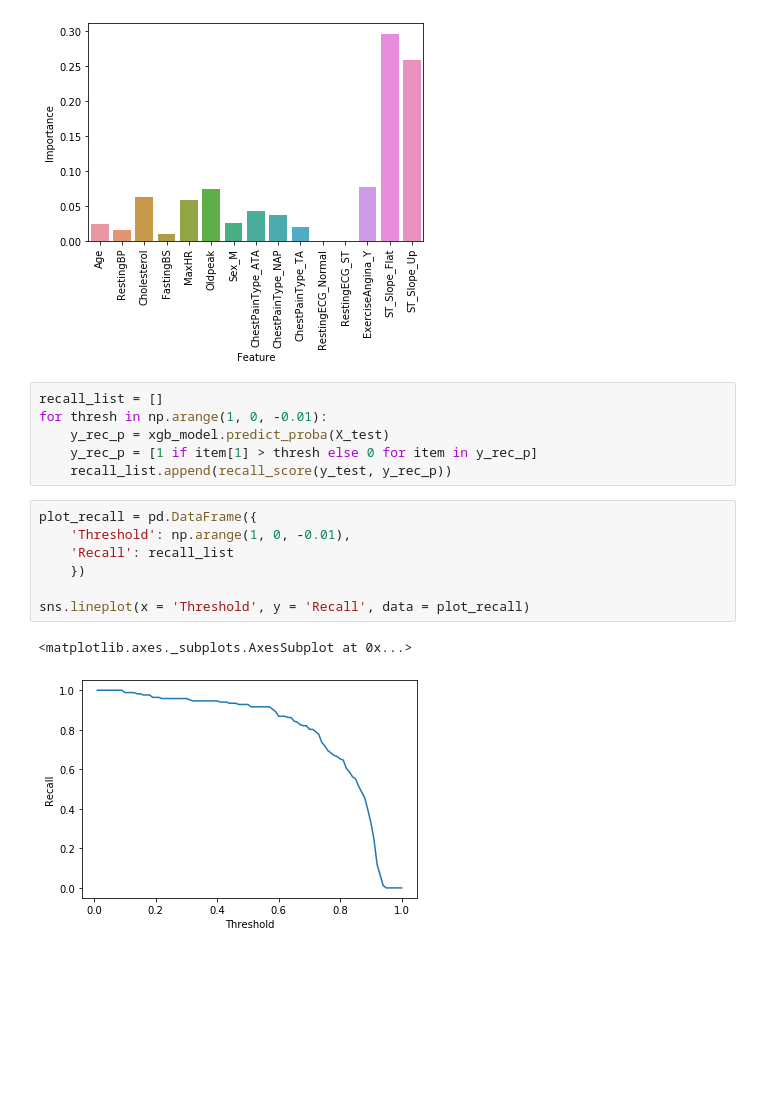
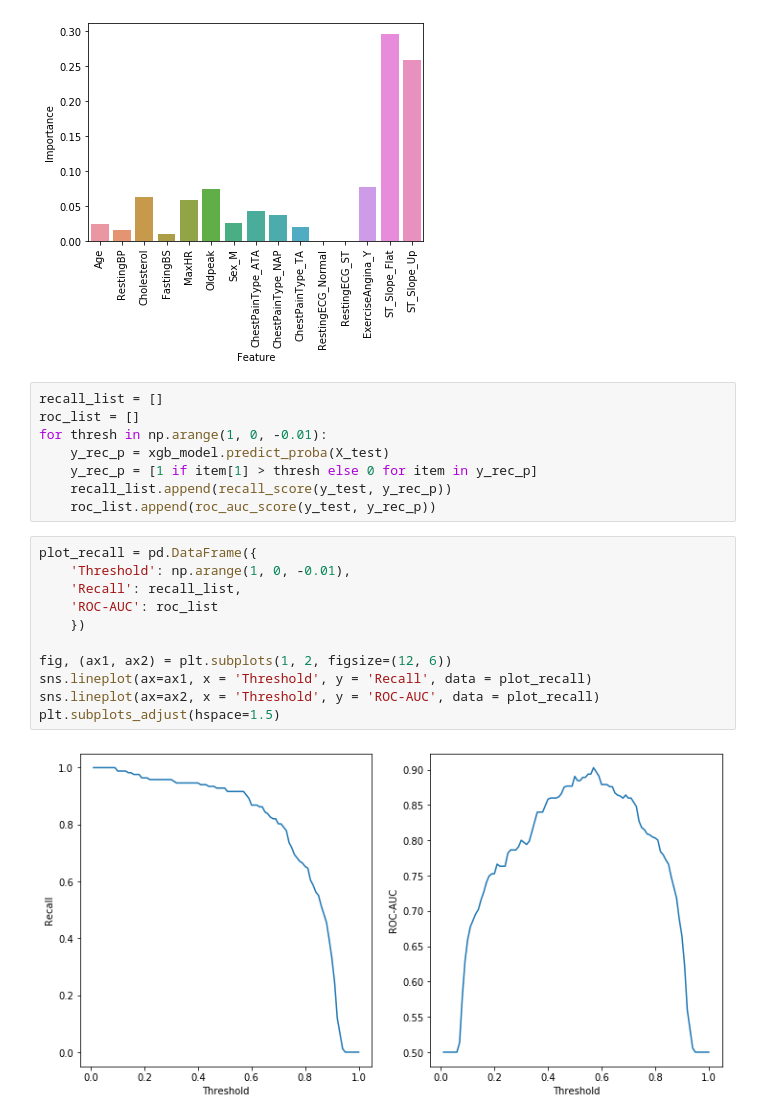
Before and after one commit to denim-bluu/ml_project, a Jupyter notebook: sam.ipynb, the cells around one changed output. Drawn from its saved outputs; the diff is of its cells as text; blank space fills up the shorter version.

Commit message:
More plots

```diff
--- a/sam.ipynb
+++ b/sam.ipynb
@@ -214,17 +214,22 @@ plt.xticks(rotation=90)
 [figure]
 # %%
 recall_list = []
+roc_list = []
 for thresh in np.arange(1, 0, -0.01):
     y_rec_p = xgb_model.predict_proba(X_test)
     y_rec_p = [1 if item[1] > thresh else 0 for item in y_rec_p]
     recall_list.append(recall_score(y_test, y_rec_p))
+    roc_list.append(roc_auc_score(y_test, y_rec_p))
 # %%
 plot_recall = pd.DataFrame({
     'Threshold': np.arange(1, 0, -0.01),
-    'Recall': recall_list
+    'Recall': recall_list,
+    'ROC-AUC': roc_list
     })
 
-sns.lineplot(x = 'Threshold', y = 'Recall', data = plot_recall)
+fig, (ax1, ax2) = plt.subplots(1, 2, figsize=(12, 6))
+sns.lineplot(ax=ax1, x = 'Threshold', y = 'Recall', data = plot_recall)
+sns.lineplot(ax=ax2, x = 'Threshold', y = 'ROC-AUC', data = plot_recall)
+plt.subplots_adjust(hspace=1.5)
 # %% [output]
-<matplotlib.axes._subplots.AxesSubplot at 0x...>
-[figure, old version]
+[figure, new version]
```
Also changed, not shown: parts of 2 cells of this notebook.
